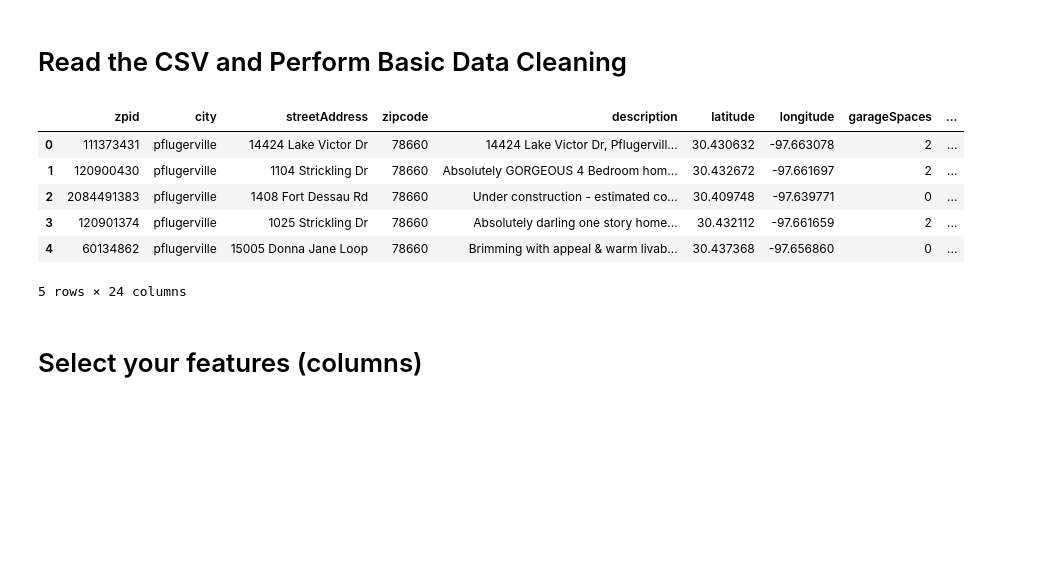
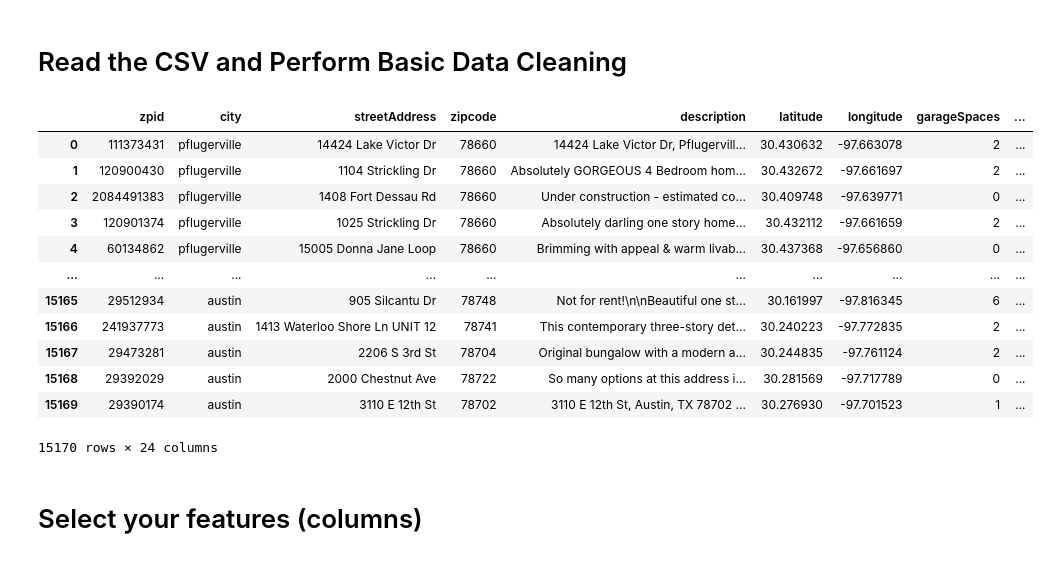
Before and after one commit to kflores56/project-3, a Jupyter notebook: SVM_Model.ipynb, the cells around one changed output. Saved outputs shown, nothing was run; the diff lists cells and outputs as text; code cells hidden in the pictures; blank space fills up the shorter version.

```diff
--- a/model_2.ipynb
+++ b/SVM_Model.ipynb
@@ -24,18 +24,24 @@ import pandas as pd
 # %%
 df = pd.read_csv("austinHousingData.csv")
 # Drop the null columns where all values are null
 df = df.dropna(axis='columns', how='all')
 # Drop the null rows
 df = df.dropna()
-df.head()
+df
 # %% [output]
 |  | zpid | city | streetAddress | zipcode | description | latitude | longitude | garageSpaces | ... |
 | 0 | 111373431 | pflugerville | 14424 Lake Victor Dr | 78660 | 14424 Lake Victor Dr, Pflugervill... | 30.430632 | -97.663078 | 2 | ... |
 | 1 | 120900430 | pflugerville | 1104 Strickling Dr | 78660 | Absolutely GORGEOUS 4 Bedroom hom... | 30.432672 | -97.661697 | 2 | ... |
 | 2 | 2084491383 | pflugerville | 1408 Fort Dessau Rd | 78660 | Under construction - estimated co... | 30.409748 | -97.639771 | 0 | ... |
 | 3 | 120901374 | pflugerville | 1025 Strickling Dr | 78660 | Absolutely darling one story home... | 30.432112 | -97.661659 | 2 | ... |
 | 4 | 60134862 | pflugerville | 15005 Donna Jane Loop | 78660 | Brimming with appeal & warm livab... | 30.437368 | -97.656860 | 0 | ... |
+| ... | ... | ... | ... | ... | ... | ... | ... | ... | ... |
+| 15165 | 29512934 | austin | 905 Silcantu Dr | 78748 | Not for rent!\n\nBeautiful one st... | 30.161997 | -97.816345 | 6 | ... |
+| 15166 | 241937773 | austin | 1413 Waterloo Shore Ln UNIT 12 | 78741 | This contemporary three-story det... | 30.240223 | -97.772835 | 2 | ... |
+| 15167 | 29473281 | austin | 2206 S 3rd St | 78704 | Original bungalow with a modern a... | 30.244835 | -97.761124 | 2 | ... |
+| 15168 | 29392029 | austin | 2000 Chestnut Ave | 78722 | So many options at this address i... | 30.281569 | -97.717789 | 0 | ... |
+| 15169 | 29390174 | austin | 3110 E 12th St | 78702 | 3110 E 12th St, Austin, TX 78702 ... | 30.276930 | -97.701523 | 1 | ... |
-5 rows × 24 columns
+15170 rows × 24 columns
 # %% [markdown]
 # Select your features (columns)
 # %%
```
Also changed, not shown: parts of 19 cells of this notebook, 1 other file.
